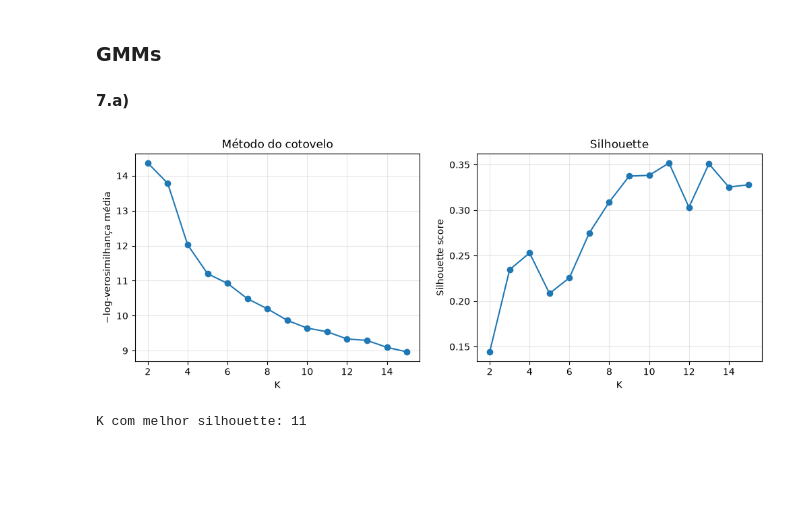
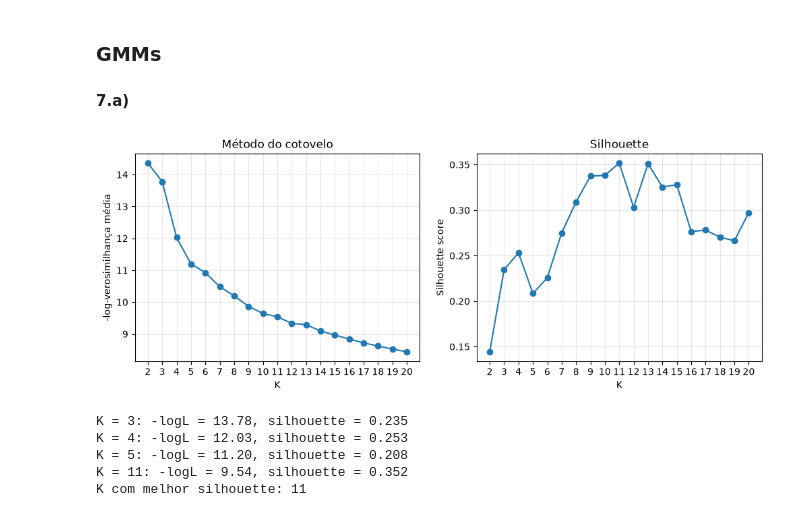
Before and after one commit to Ribz4306/LAB-IAAUT, a Jupyter notebook: lab1.ipynb, the cells around one changed output. Cells and saved outputs as stored; diff of their text form; code cells hidden in the pictures; blank space fills up the shorter version.

```diff
--- a/lab1.ipynb
+++ b/lab1.ipynb
@@ -687,23 +686,31 @@ plt.show()
 # %%
 Ks = range(2, 21)
 nll, sil = [], []
 for k in Ks:
     gmm = GaussianMixture(n_components=k, covariance_type='full',
                           n_init=5, random_state=0).fit(Z95)
     nll.append(-gmm.score(Z95))
     sil.append(silhouette_score(Z95, gmm.predict(Z95)))
 
 fig, ax = plt.subplots(1, 2, figsize=(12, 4))
 ax[0].plot(Ks, nll, 'o-')
 ax[0].set(xlabel='K', ylabel='-log-verosimilhança média', title='Método do cotovelo')
 ax[1].plot(Ks, sil, 'o-')
 ax[1].set(xlabel='K', ylabel='Silhouette score', title='Silhouette')
 for a in ax:
-    a.set.xticks(list(Ks))
+    a.set_xticks(list(Ks))
     a.grid(alpha=0.3)
 plt.show()
 
+for k in [3, 4, 5, 11]:
+    i = list(Ks).index(k)
+    print(f"K = {k}: -logL = {nll[i]:.2f}, silhouette = {sil[i]:.3f}")
+
 print("K com melhor silhouette:", Ks[np.argmax(sil)])
 # %% [output]
-[figure, old version]
+[figure, new version]
+K = 3: -logL = 13.78, silhouette = 0.235
+K = 4: -logL = 12.03, silhouette = 0.253
+K = 5: -logL = 11.20, silhouette = 0.208
+K = 11: -logL = 9.54, silhouette = 0.352
 K com melhor silhouette: 11
```
Also changed, not shown: parts of 9 cells of this notebook, 4 other files.
